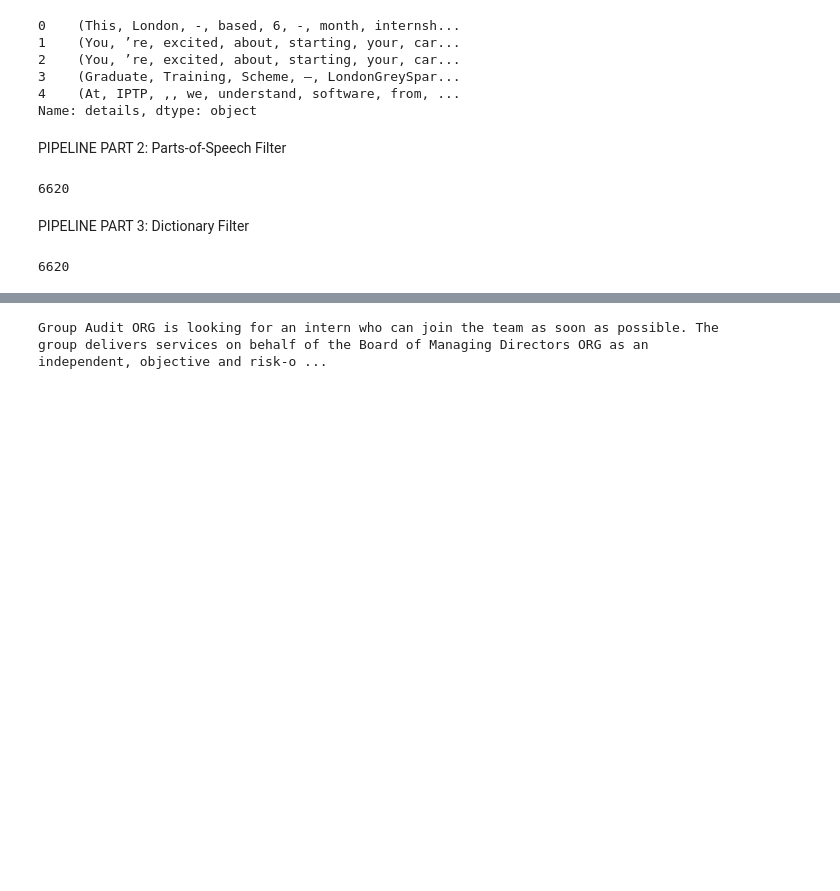
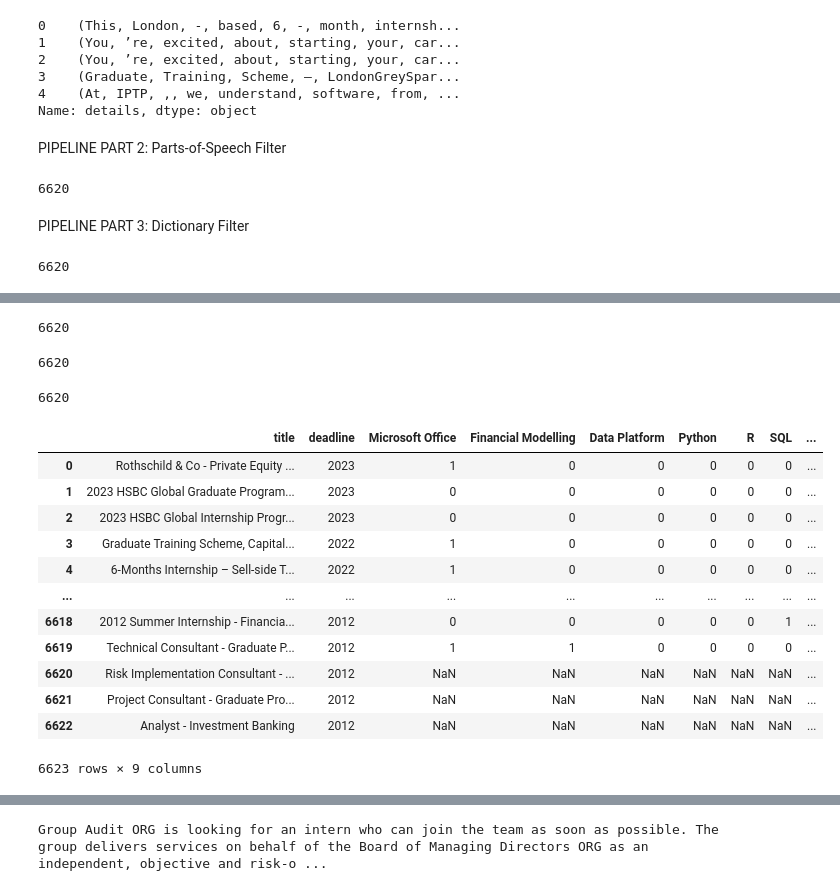
Before and after one commit to ethanvirtudazo/DS105_Project, a Jupyter notebook: text_pipeline.ipynb, the cells around one changed output, grey strips where cells are left out. Drawn from its saved outputs; the diff is of its cells as text; code cells hidden in the pictures; blank space fills up the shorter version.

```diff
--- a/text_pipeline.ipynb
+++ b/text_pipeline.ipynb
@@ -284,0 +372,3 @@ df_bool
+# %%
+df_title_filtered = df_title.drop(non_str_index, axis=0, inplace=False)
+len(df_title_filtered)
@@ -284,0 +377,4 @@ df_bool
+# %%
+df_dline_filtered['deadline'] = df_dline_filtered['deadline'].dt.strftime("%Y-%m-%d")
+
+df_dline_filtered['deadline'] = df_dline_filtered['deadline'].str[:4]
@@ -284,0 +397,30 @@ df_bool
+# %%
+len(df_title_filtered)
+# %% [output]
+6620
+# %%
+len(df_dline_filtered)
+# %% [output]
+6620
+# %%
+len(df_bool)
+# %% [output]
+6620
+# %%
+df_filtered = pd.concat([df_title_filtered,df_dline_filtered,df_bool], axis = 1)
+
+df_filtered
+# %% [output]
+|  | title | deadline | Microsoft Office | Financial Modelling | Data Platform | Python | R | SQL | ... |
+| 0 | Rothschild & Co - Private Equity ... | 2023 | 1 | 0 | 0 | 0 | 0 | 0 | ... |
+| 1 | 2023 HSBC Global Graduate Program... | 2023 | 0 | 0 | 0 | 0 | 0 | 0 | ... |
+| 2 | 2023 HSBC Global Internship Progr... | 2023 | 0 | 0 | 0 | 0 | 0 | 0 | ... |
+| 3 | Graduate Training Scheme, Capital... | 2022 | 1 | 0 | 0 | 0 | 0 | 0 | ... |
+| 4 | 6-Months Internship – Sell-side T... | 2022 | 1 | 0 | 0 | 0 | 0 | 0 | ... |
+| ... | ... | ... | ... | ... | ... | ... | ... | ... | ... |
+| 6618 | 2012 Summer Internship - Financia... | 2012 | 0 | 0 | 0 | 0 | 0 | 1 | ... |
+| 6619 | Technical Consultant - Graduate P... | 2012 | 1 | 1 | 0 | 0 | 0 | 0 | ... |
+| 6620 | Risk Implementation Consultant - ... | 2012 | NaN | NaN | NaN | NaN | NaN | NaN | ... |
+| 6621 | Project Consultant - Graduate Pro... | 2012 | NaN | NaN | NaN | NaN | NaN | NaN | ... |
+| 6622 | Analyst - Investment Banking | 2012 | NaN | NaN | NaN | NaN | NaN | NaN | ... |
+6623 rows × 9 columns
```
Also changed, not shown: parts of 37 cells of this notebook, 2 other files.
